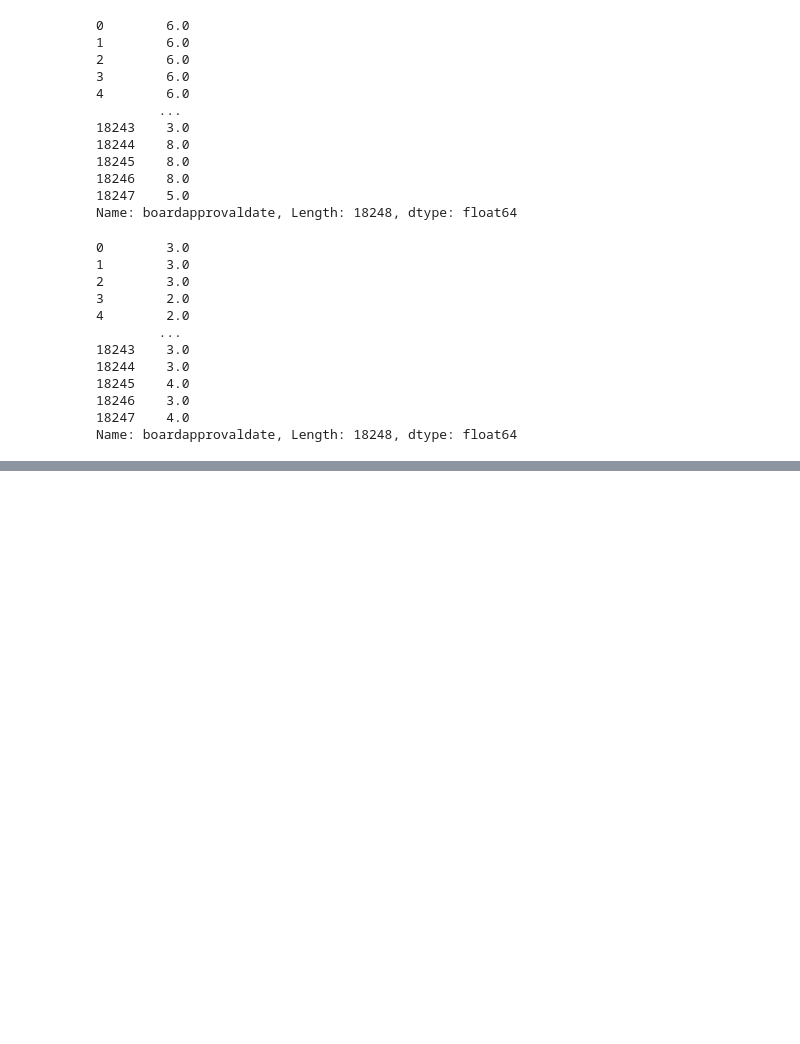
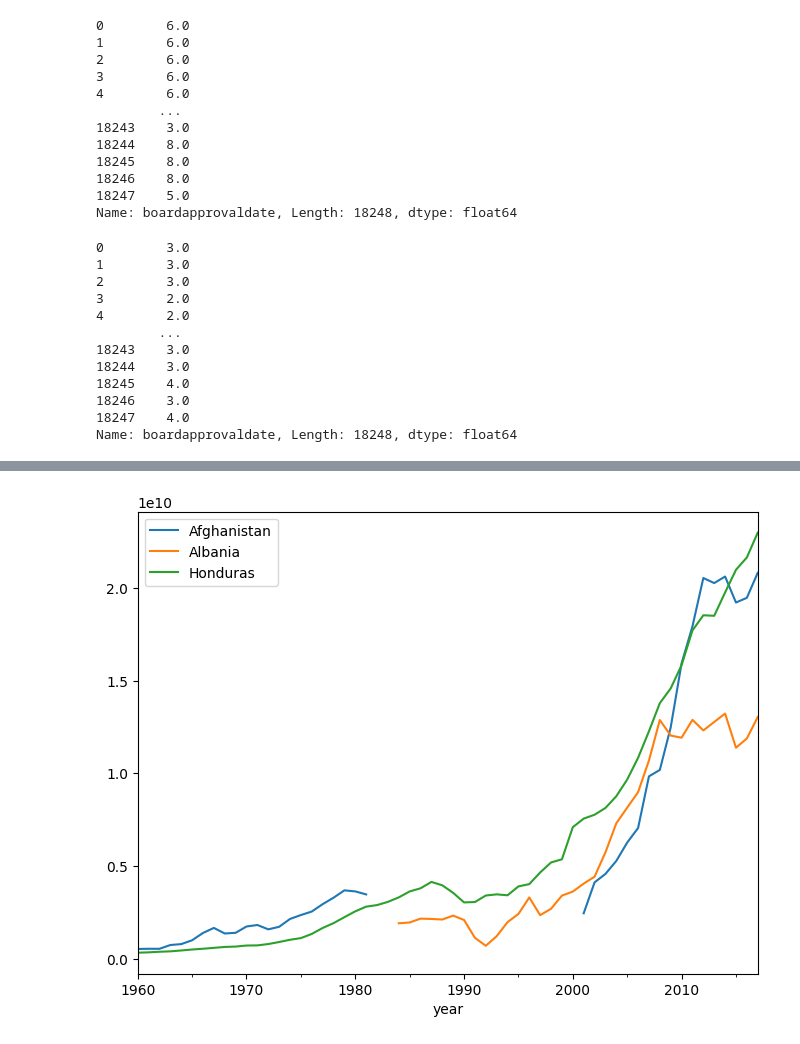
Before and after one commit to RohanJung/ETL_pipeline, a Jupyter notebook: Notebook/intial.ipynb, the cells around one changed output, grey strips where cells are left out. Cells and saved outputs as stored; diff of their text form; code cells hidden in the pictures; blank space fills up the shorter version.

Commit message:
encoding and inputing data

```diff
--- a/Notebook/intial.ipynb
+++ b/Notebook/intial.ipynb
@@ -467,0 +490,3 @@ df_projects['closingweekday'] = df_projects['closingdate'].dt.weekday
+# %%
+df = pd.read_csv('C:/Users/rest/Documents/python/etl/ETL_pipeline/Data/gdp_data.csv', skiprows=4)
+df.drop('Unnamed: 62', axis=1, inplace=True)
@@ -467,0 +518,19 @@ df_projects['closingweekday'] = df_projects['closingdate'].dt.weekday
+# %%
+import matplotlib.pyplot as plt
+%matplotlib inline
+
+df_melt = pd.melt(df, id_vars=['Country Name', 'Country Code', 'Indicator Name', 'Indicator Code'], var_name='year', value_name='GDP')
+
+df_melt['year'] = pd.to_datetime(df_melt['year'])
+
+def plot_results(column_name):
+    fig, ax = plt.subplots(figsize=(8,6))
+
+    df_melt[(df_melt['Country Name'] == 'Afghanistan') |
+            (df_melt['Country Name'] == 'Albania') |
+            (df_melt['Country Name'] == 'Honduras')].groupby('Country Name').plot('year', column_name, legend=True, ax=ax)
+    ax.legend(labels=['Afghanistan', 'Albania', 'Honduras'])
+
+plot_results('GDP')
+# %% [output]
+[figure, added]
```
Also changed, not shown: parts of 22 cells of this notebook.
